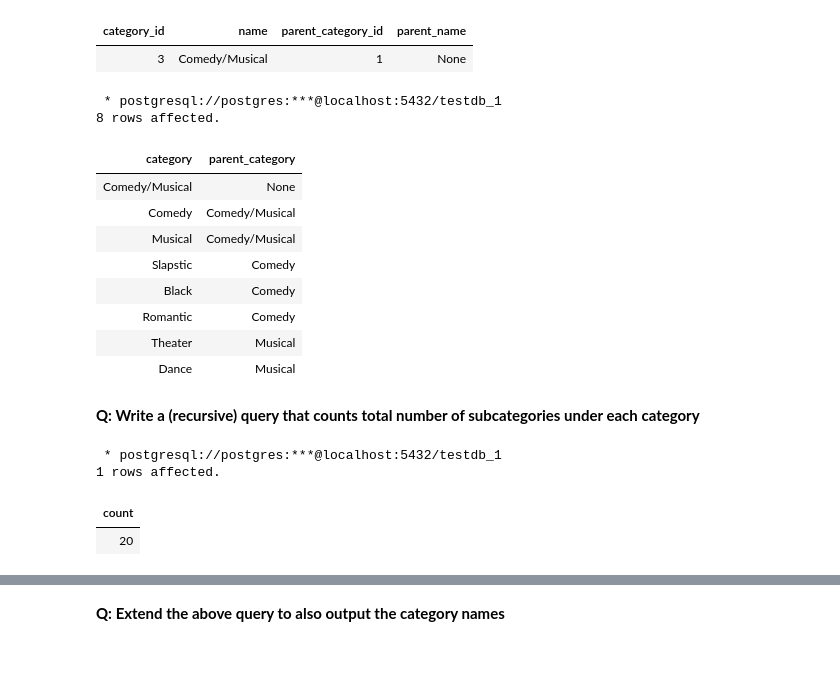
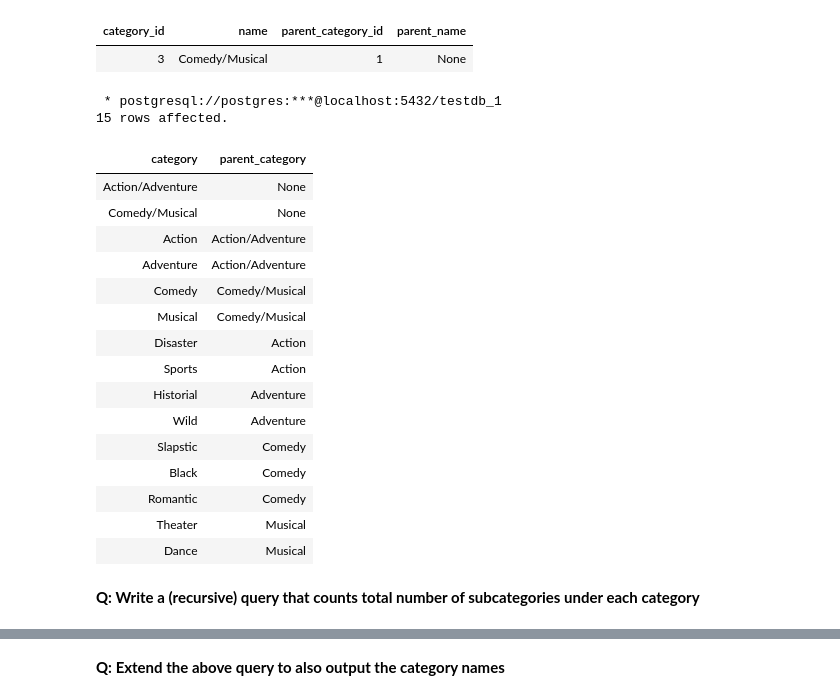
Before and after one commit to sarthak-panda/Sem6, a Jupyter notebook: COL362/InClassTutorials/SQL-03.ipynb, the cells around one changed output, grey strips where cells are left out. Saved outputs shown, nothing was run; the diff lists cells and outputs as text; code cells hidden in the pictures; blank space fills up the shorter version.

```diff
--- a/COL362/InClassTutorials/SQL-03.ipynb
+++ b/COL362/InClassTutorials/SQL-03.ipynb
@@ -484,22 +489,29 @@ where name = 'Comedy/Musical'
 # %%
 %%sql with recursive sub_categories as (
     select category_id, name, parent_category_id, null::varchar as parent_name
     from new_category
-    where name = 'Comedy/Musical'
+    where name = 'Comedy/Musical' or name='Action/Adventure'
 
     union all
 
     select c.category_id, c.name, c.parent_category_id, sc.name
     from new_category c join sub_categories sc on c.parent_category_id = sc.category_id
 )
 select name as category, parent_name as parent_category from sub_categories;
 # %% [output]
  * postgresql://postgres:***@localhost:5432/testdb_1
-8 rows affected.
+15 rows affected.
 | category | parent_category |
+| Action/Adventure | None |
 | Comedy/Musical | None |
+| Action | Action/Adventure |
+| Adventure | Action/Adventure |
 | Comedy | Comedy/Musical |
 | Musical | Comedy/Musical |
+| Disaster | Action |
+| Sports | Action |
+| Historial | Adventure |
+| Wild | Adventure |
 | Slapstic | Comedy |
 | Black | Comedy |
 | Romantic | Comedy |
@@ -507,20 +519,3 @@ select name as category, parent_name as parent_category from sub_categories;
 | Dance | Musical |
 # %% [markdown]
 **Q: Write a (recursive) query that counts total number of subcategories under each category**
-# %%
-%%sql with recursive sub_categories as (
-    select category_id, name, parent_category_id, null::varchar as parent_name
-    from new_category
-    where name = 'ALL'
-
-    union all
-
-    select c.category_id, c.name, c.parent_category_id, sc.name
-    from new_category c join sub_categories sc on c.parent_category_id = sc.category_id
-)
-select count(*) from sub_categories;
-# %% [output]
- * postgresql://postgres:***@localhost:5432/testdb_1
-1 rows affected.
-| count |
-| 20 |
```
Also changed, not shown: parts of 5 cells of this notebook, 10 other files.
